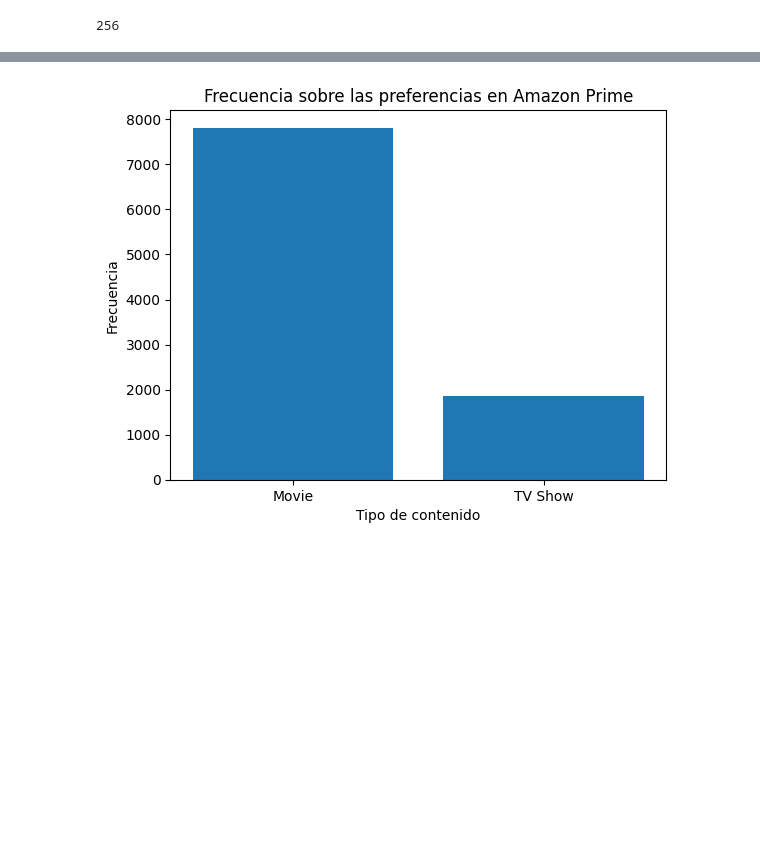
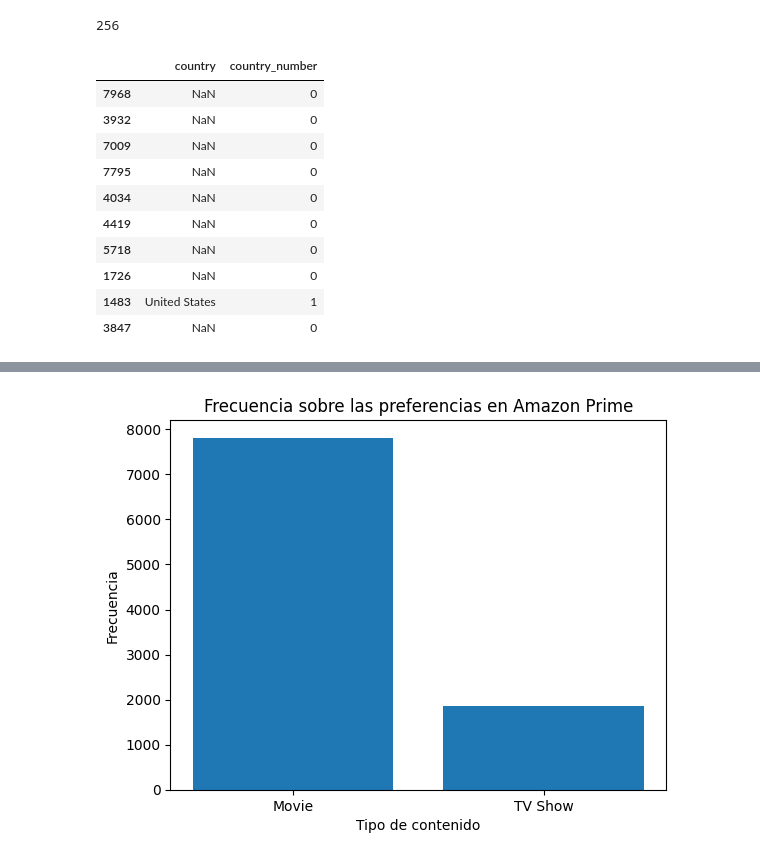
Before and after one commit to Andersongarces/Amazon_Prime, a Jupyter notebook: Amazon_Data/amazon_prime.ipynb, the cells around one changed output, grey strips where cells are left out. Saved outputs shown, nothing was run; the diff lists cells and outputs as text; code cells hidden in the pictures; blank space fills up the shorter version.

```diff
--- a/Amazon_Data/amazon_prime.ipynb
+++ b/Amazon_Data/amazon_prime.ipynb
@@ -174,3 +179,25 @@ There are 256 records that have two or more country locations
 df_filtrado["country_number"].sum()
 # %% [output]
 256
+# %%
+def contar_palabras(cadena):
+    if isinstance(cadena, str):
+        return len(cadena.split(','))
+    else:
+        return 0
+
+df['country_number'] = df['country'].apply(contar_palabras)
+
+df[['country', 'country_number']].sample(10)
+# %% [output]
+|  | country | country_number |
+| 7968 | NaN | 0 |
+| 3932 | NaN | 0 |
+| 7009 | NaN | 0 |
+| 7795 | NaN | 0 |
+| 4034 | NaN | 0 |
+| 4419 | NaN | 0 |
+| 5718 | NaN | 0 |
+| 1726 | NaN | 0 |
+| 1483 | United States | 1 |
+| 3847 | NaN | 0 |
```
Also changed, not shown: parts of 10 cells of this notebook.
